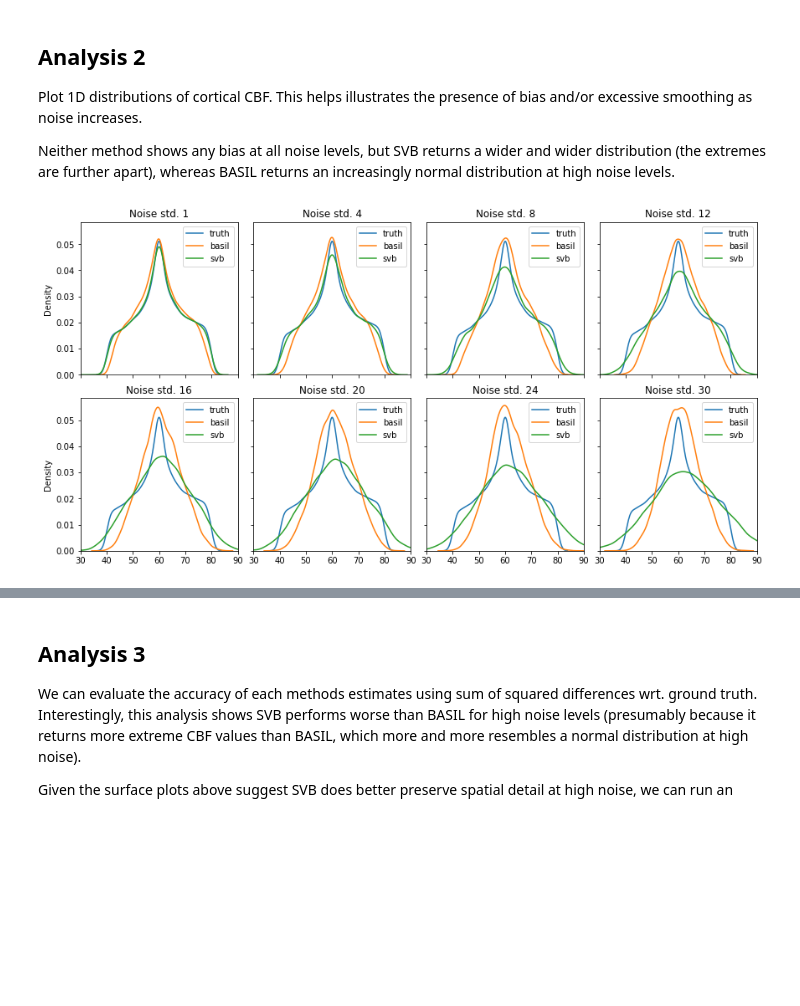
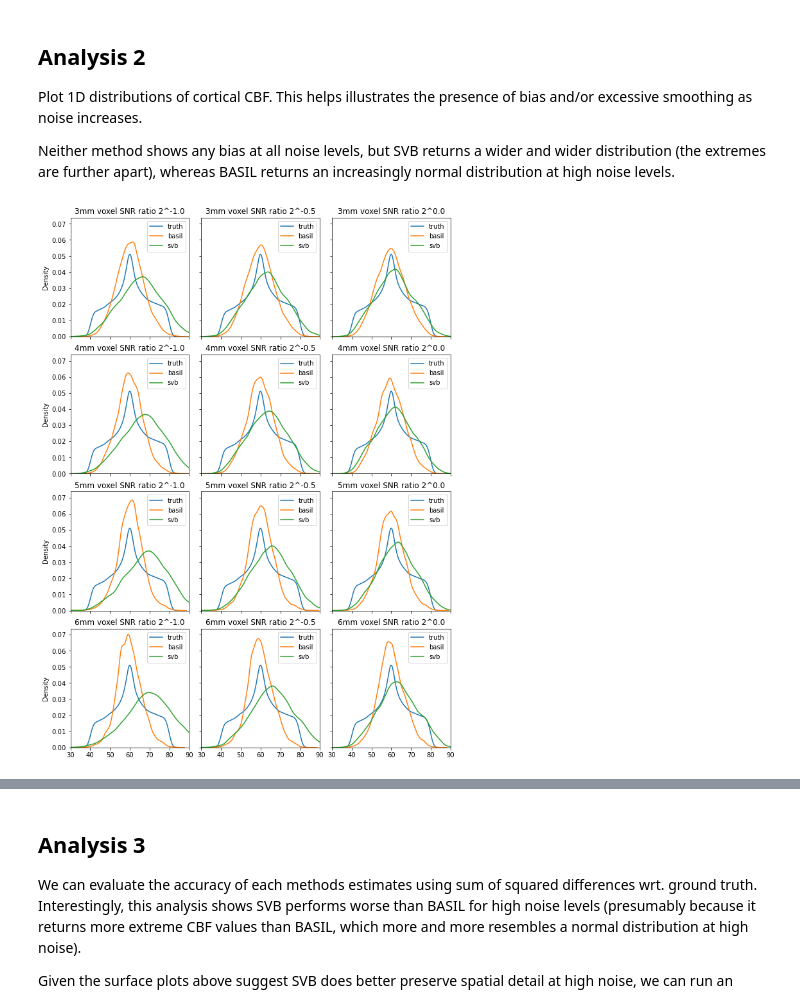
Before and after one commit to tomfrankkirk/svb_evaluation, a Jupyter notebook: brain_eval.ipynb, the cells around one changed output, grey strips where cells are left out. Saved outputs shown, nothing was run; the diff lists cells and outputs as text; code cells hidden in the pictures; blank space fills up the shorter version.

```diff
--- a/brain_eval.ipynb
+++ b/brain_eval.ipynb
@@ -133,17 +254,15 @@ SVB inference / optimisation options used for all runs. 2000 epochs is probably
 # %%
 options = {
     "mode": "hybrid",
-    "projector": proj,
 
-    "learning_rate" : 0.25,
-    "lr_decay_rate": 0.25,
-    "sample_size" : 4,
-    "ss_increase_factor": 8,
-    "epochs" : 2000,
+    "learning_rate" : 0.2,
+    "lr_decay_rate": 0.5,
+    "sample_size" : 2,
+    "ss_increase_factor": 5,
+    "epochs" : 2500,
 
     "batch_size" : len(PLDS),
     "log_stream" : sys.stdout,
-    "mask" : mask,
     "plds": PLDS,
     "casl": True,
     "prior_type": "M",
@@ -152,6 +271,7 @@ options = {
     "save_model_fit": True,
     "save_mean": True,
     "save_input": True,
+
 }
 # %% [markdown]
 The experiment: simulate data with increasing noise, and run both SVB and BASIL on them. There are 4 ASL repeats per PLD, which makes (4 * 6) volumes in total.
@@ -208,16 +378,16 @@ With increasing noise, BASIL tends towards a smooth CBF map and loses further in
 # %%
-pl = pv.Plotter(shape=(len(NOISE), 3), window_size=(800,2500))
+pl = pv.Plotter(shape=(len(SNR_RATIO), 3), window_size=(1200,2500))
 faces = 3 * np.ones((LIS.tris.shape[0], 4), dtype=int)
 faces[:,1:] = LIS.tris
 mesh = pv.PolyData(LIS.points, faces=faces)
 
-for idx,noise in enumerate(NOISE):
+for idx,snr in enumerate(SNR_RATIO):
 
-    basil, svb = df.xs(noise, level='noise').gm_cbf
+    basil, svb = df.xs((3, snr), level=['vox','snr']).gm_cbf
     pl.subplot(idx,0)
     m = copy.deepcopy(mesh).rotate_z(240, inplace=False)
     actor = pl.add_mesh(m, scalars=basil, clim=[40,80])
-    pl.add_title(f'BASIL noise std. {noise}')
+    pl.add_title('BASIL SNR ratio 2^%.1f' % snr)
 
     pl.subplot(idx,1)
     m = copy.deepcopy(mesh).rotate_z(240, inplace=False)
@@ -227,7 +397,7 @@ for idx,noise in enumerate(NOISE):
     pl.subplot(idx,2)
     m = copy.deepcopy(mesh).rotate_z(240, inplace=False)
     actor = pl.add_mesh(m, scalars=svb, clim=[40,80])
-    pl.add_title(f'SVB noise std. {noise}')
+    pl.add_title('SVB SNR ratio 2^%.1f' % snr)
 
 pl.show(jupyter_backend='panel')
 # %% [output]
@@ -242,17 +412,17 @@ Plot 1D distributions of cortical CBF. This helps illustrates the presence of bi
 
 Neither method shows any bias at all noise levels, but SVB returns a wider and wider distribution (the extremes are further apart), whereas BASIL returns an increasingly normal distribution at high noise levels.
 # %%
-fig, axes = plt.subplots(2, 4, constrained_layout=True, figsize=(12,6), sharex=True, sharey=True)
+fig, axes_all = plt.subplots(len(vox_sizes), 3, constrained_layout=True, figsize=(9,len(vox_sizes)*3), sharex=True, sharey=True)
 
-for ax, noise in zip(axes.flat, NOISE):
-    sns.kdeplot(x=ctx_cbf[thick_mask], label='truth', ax=ax, color=cmap[0])
-    sns.kdeplot(x=df.loc['basil', noise]['gm_cbf'][thick_mask], label='basil', ax=ax, color=cmap[1])
-    sns.kdeplot(x=df.loc['svb', noise]['gm_cbf'][thick_mask], label='svb', ax=ax, color=cmap[2])
+for idx, vox in enumerate(vox_sizes):
+    axes = axes_all[idx,:]
+    for ax, snr in zip(axes.flat, SNR_RATIO):
+        sns.kdeplot(x=ctx_cbf[thick_mask], label='truth', ax=ax, color=cmap[0])
+        sns.kdeplot(x=df.loc['basil', vox, snr]['gm_cbf'][thick_mask], label='basil', ax=ax, color=cmap[1])
+        sns.kdeplot(x=df.loc['svb', vox, snr]['gm_cbf'][thick_mask], label='svb', ax=ax, color=cmap[2])
 
-    ax.set_title(f'Noise std. {noise}')
-    ax.legend()
-    ax.set_xlim(30, 90)
-
-fig.show()
+        ax.set_title(f'{vox}mm voxel SNR ratio 2^{snr:.1f}')
+        ax.legend()
+        ax.set_xlim(30, 90)
 # %% [output]
-[figure, old version]
+[figure, new version]
```
Also changed, not shown: parts of 28 cells of this notebook, 15 other files.
